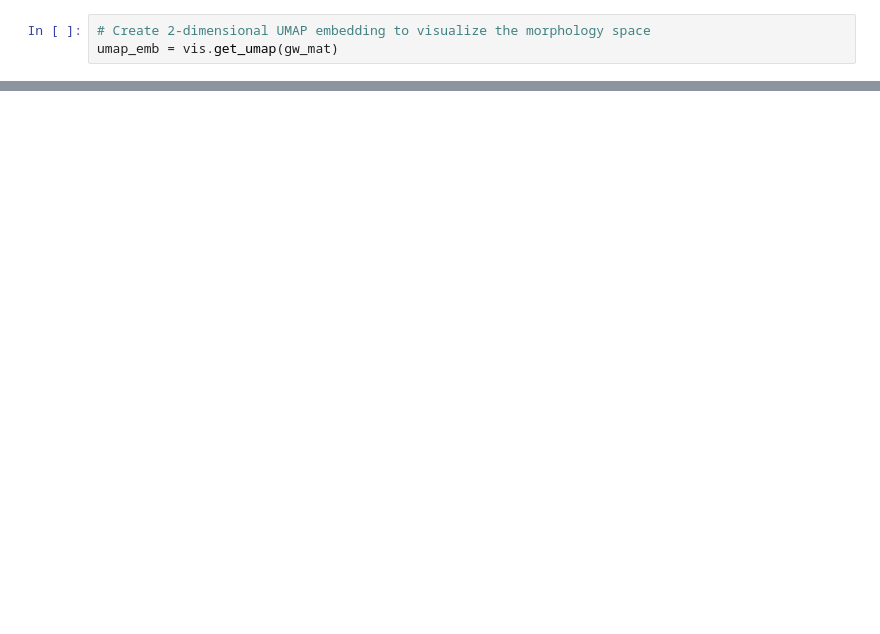
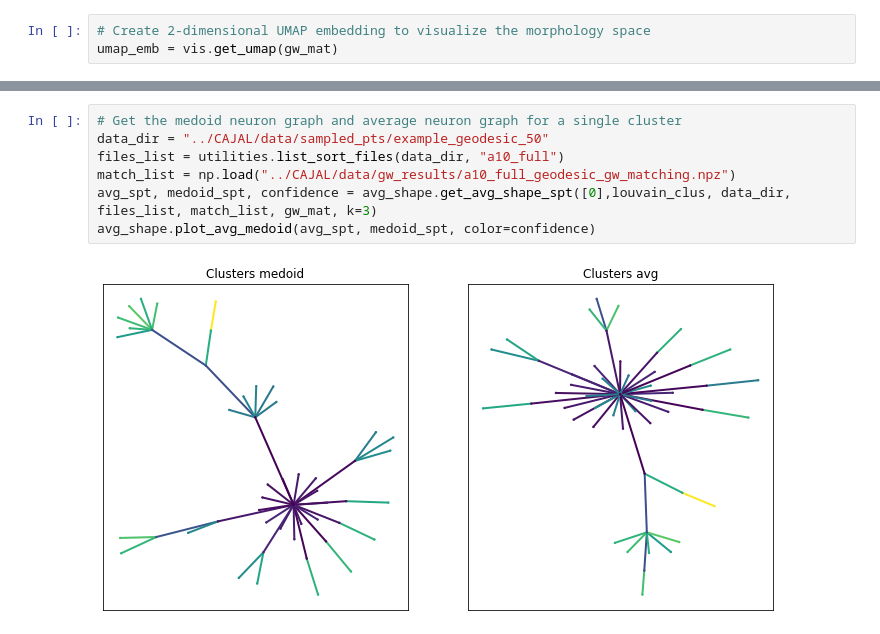
Before and after one commit to CamaraLab/CAJAL, a Jupyter notebook: notebooks/analyze_gw_neurons.ipynb, the cells around one changed output, grey strips where cells are left out. Drawn from its saved outputs; the diff is of its cells as text; blank space fills up the shorter version.

```diff
--- a/notebooks/analyze_gw_neurons.ipynb
+++ b/notebooks/analyze_gw_neurons.ipynb
@@ -38,0 +41,9 @@ vis.plot_umap(umap_emb, c=morph_features.loc[:,"No. of branches"])
+# %%
+# Get the medoid neuron graph and average neuron graph for a single cluster
+data_dir = "../CAJAL/data/sampled_pts/example_geodesic_50"
+files_list = utilities.list_sort_files(data_dir, "a10_full")
+match_list = np.load("../CAJAL/data/gw_results/a10_full_geodesic_gw_matching.npz")
+avg_spt, medoid_spt, confidence = avg_shape.get_avg_shape_spt([0],louvain_clus, data_dir, files_list, match_list, gw_mat, k=3)
+avg_shape.plot_avg_medoid(avg_spt, medoid_spt, color=confidence)
+# %% [output]
+[figure, added]
```
Also changed, not shown: parts of 7 cells of this notebook, 5 other files.
